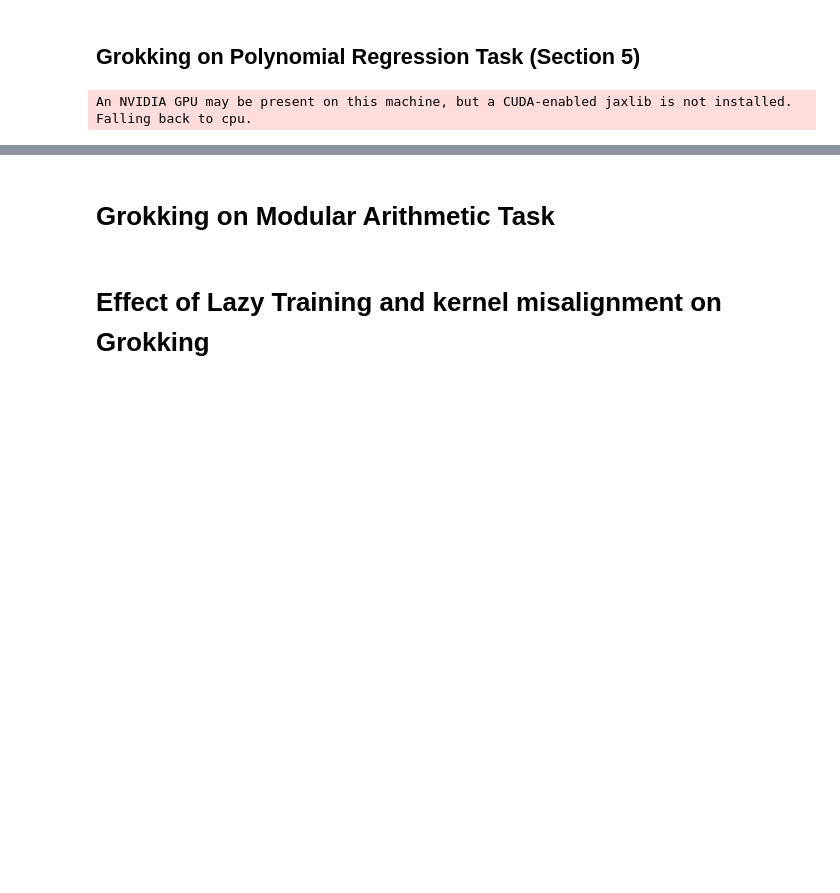
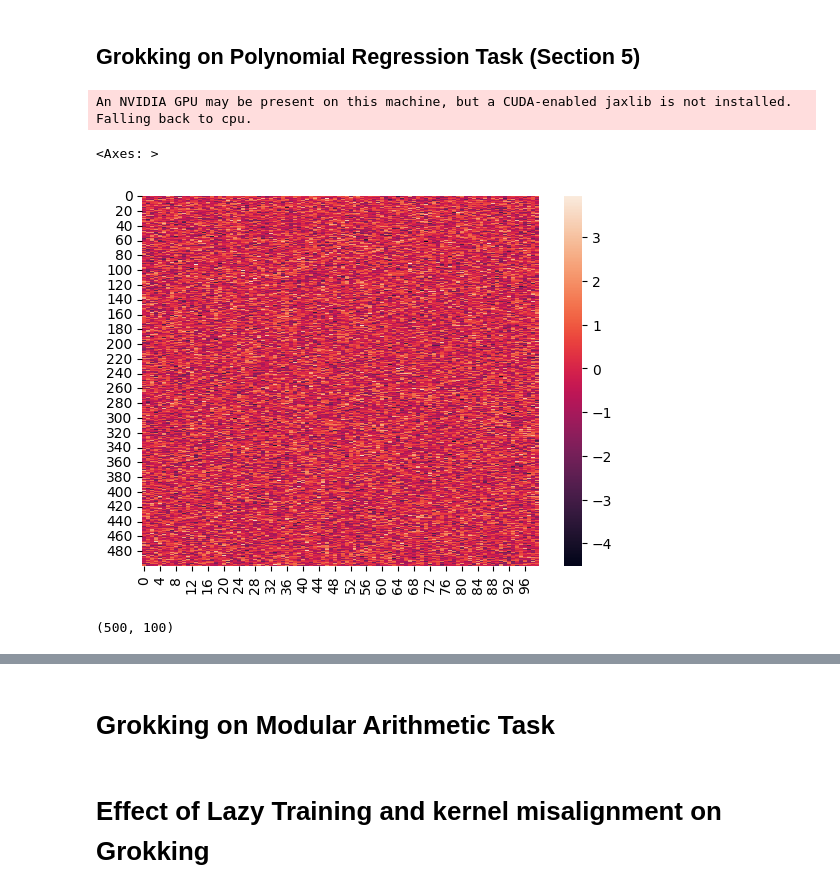
Before and after one commit to giovana-morais/amlds_final_project, a Jupyter notebook: grokking-feature-timescales-anon-final.ipynb, the cells around one changed output, grey strips where cells are left out. Saved outputs shown, nothing was run; the diff lists cells and outputs as text; code cells hidden in the pictures; blank space fills up the shorter version.

```diff
--- a/grokking-feature-timescales-anon-final.ipynb
+++ b/grokking-feature-timescales-anon-final.ipynb
@@ -46,24 +55,25 @@ torch.manual_seed(42)
 device = torch.device("cuda" if torch.cuda.is_available() else "cpu")
 # %% [markdown]
 ## Grokking on Polynomial Regression Task (Section 5)
+# %%
+# Figure 1
+D = 100
+P = 550
+N = 500
+
+def target_fn(beta, X):
+        return (X.T @ beta)**2/2.0
+
+X = random.normal(random.PRNGKey(0), (D,P))/ jnp.sqrt(D)
+Xt = random.normal(random.PRNGKey(1), (D,1000))/ jnp.sqrt(D)
+beta = random.normal(random.PRNGKey(2), (D,))
+
+y = target_fn(beta, X)
+yt = target_fn(beta,Xt)
+# %% [output]
+An NVIDIA GPU may be present on this machine, but a CUDA-enabled jaxlib is not installed. Falling back to cpu.
 # %%
-# Figure 1
-D = 100
-P = 550
-N = 500
-
-def target_fn(beta, X):
-        return (X.T @ beta)**2/2.0
-
-X = random.normal(random.PRNGKey(0), (D,P))/ jnp.sqrt(D)
-Xt = random.normal(random.PRNGKey(1), (D,1000))/ jnp.sqrt(D)
-beta = random.normal(random.PRNGKey(2), (D,))
-
-y = target_fn(beta, X)
-yt = target_fn(beta,Xt)
-
 W = random.normal(random.PRNGKey(0), (N, D))
-
 a = random.normal(random.PRNGKey(0), (N, ))
 params = [a, W]
 alpha = 1 # scaling parameter, NOT weight norm scale
@@ -84,7 +94,10 @@ def NN_func2(params,X):
 
 def phi(z, eps = 0.25):
         return z + 0.5*eps*z**2
-# %% [output]
-An NVIDIA GPU may be present on this machine, but a CUDA-enabled jaxlib is not installed. Falling back to cpu.
+# %%
+sns.heatmap(W)
+# %% [output]
+<Axes: >
+[figure, added]
 # %%
 ntk_fn = nt.empirical_ntk_fn(
@@ -114,6 +127,10 @@ def kalignment(K, train_y):
     top = jnp.dot(jnp.dot(train_yc.T, Kc), train_yc)
     bottom = jnp.linalg.norm(Kc) * (jnp.linalg.norm(train_yc)**2)
     return jnp.trace(top)/bottom
+# %%
+W.shape
+# %% [output]
+(500, 100)
 # %%
 kmse = kernel_regression(X, y, Xt, yt, params)
 
```
Also changed, not shown: parts of 3 cells of this notebook.
